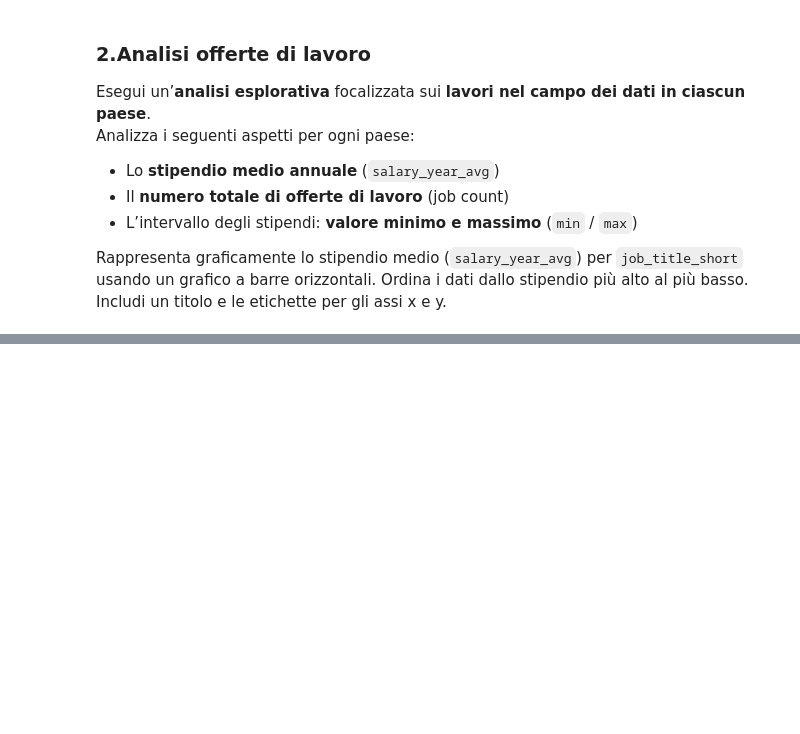
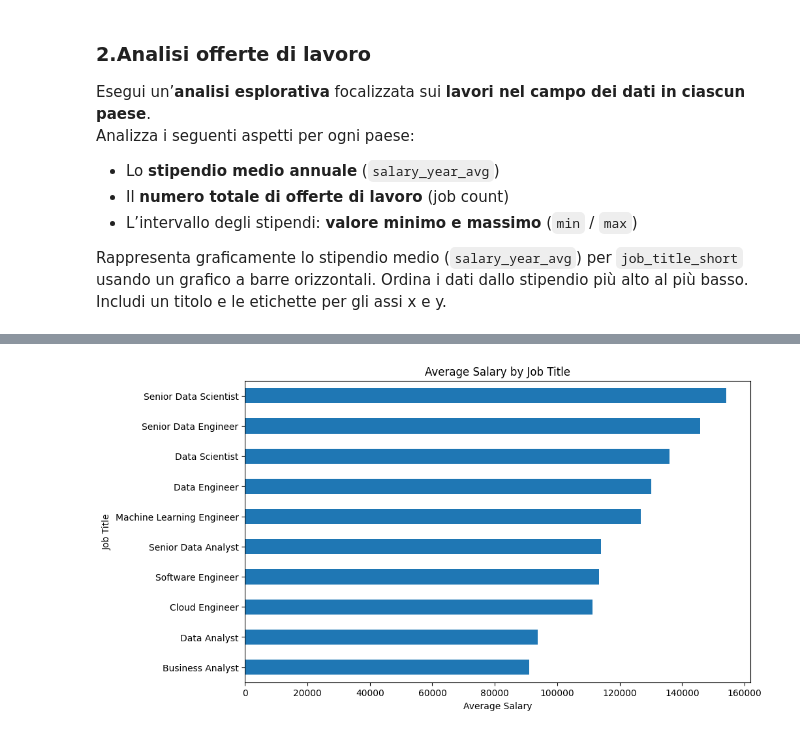
Before and after one commit to sanfix203/esercizi_ProgrammingLabII, a Jupyter notebook: 3_Esercizi_lez_3.ipynb, the cells around one changed output, grey strips where cells are left out. Saved outputs shown, nothing was run; the diff lists cells and outputs as text; code cells hidden in the pictures; blank space fills up the shorter version.

```diff
--- a/3_Esercizi_lez_3.ipynb
+++ b/3_Esercizi_lez_3.ipynb
@@ -91,0 +127,6 @@ KeyError: 'Columns not found: 103170.5, 93188.5, 130053.0, 104966.0, 78852.5, 86
+# %%
+import pandas as pd
+from datasets import load_dataset
+
+dataset = load_dataset('lukebarousse/data_jobs')
+df = dataset['train'].to_pandas()
@@ -91,0 +210,11 @@ KeyError: 'Columns not found: 103170.5, 93188.5, 130053.0, 104966.0, 78852.5, 86
+# %%
+#Rappresenta graficamente lo stipendio medio (`salary_year_avg`) per `job_title_short` usando un grafico a barre orizzontali. Ordina i dati dallo stipendio più alto al più basso. Includi un titolo e le etichette per gli assi x e y.
+import matplotlib.pyplot as plt
+
+df.groupby('job_title_short')['salary_year_avg'].mean().sort_values(ascending=True).plot(kind='barh', figsize=(10, 6))
+plt.title('Average Salary by Job Title')
+plt.xlabel('Average Salary')
+plt.ylabel('Job Title')
+plt.show()
+# %% [output]
+[figure, added]
```
Also changed, not shown: parts of 14 cells of this notebook, 1 other file.
